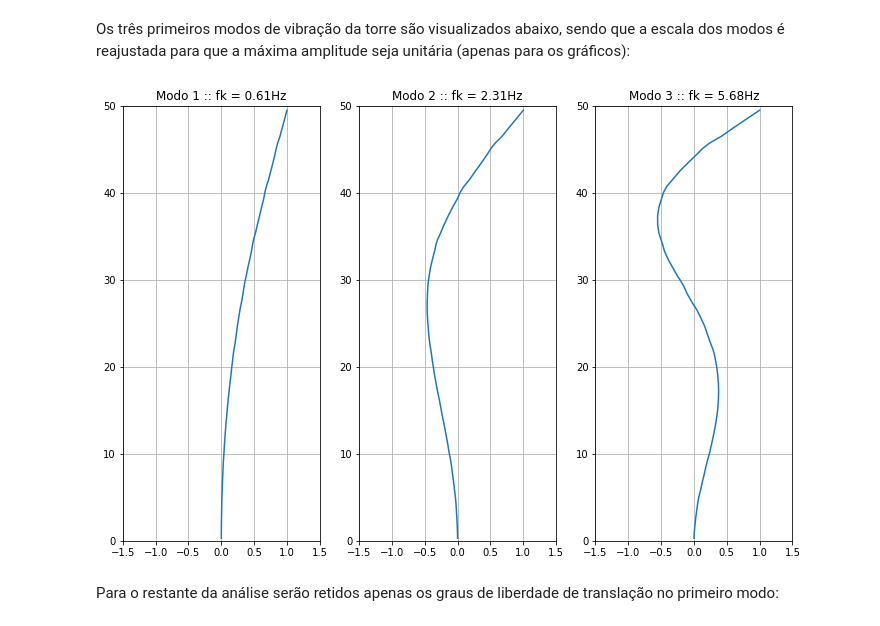
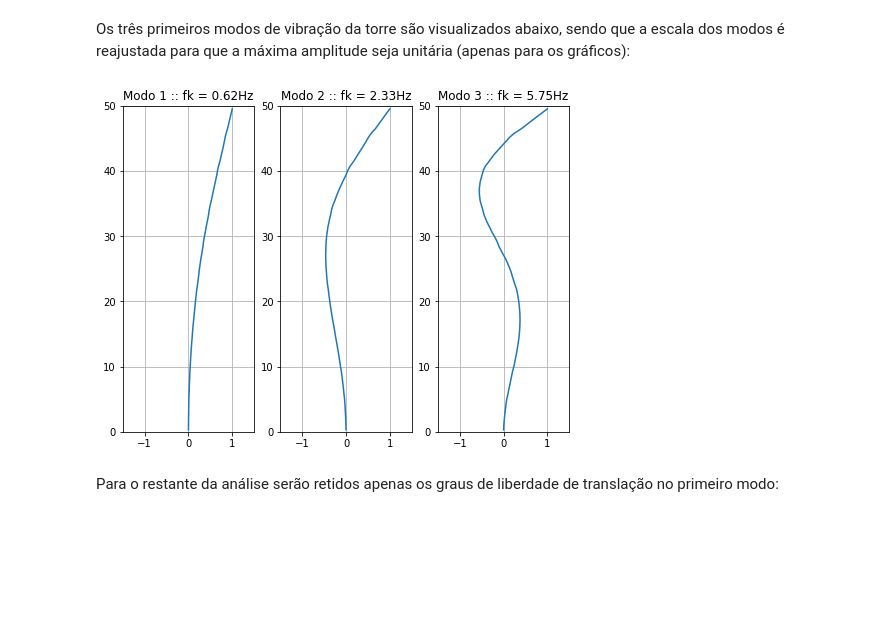
Before and after one commit to mmaiarocha/Tower, a Jupyter notebook: Tower.ipynb, the cells around one changed output. Saved outputs shown, nothing was run; the diff lists cells and outputs as text; code cells hidden in the pictures; blank space fills up the shorter version.

```diff
--- a/Tower.ipynb
+++ b/Tower.ipynb
@@ -80,9 +80,9 @@ NS =  len(zm)                # número de segmentos
 
 L  =  z[:-1] - z[1:]         # comprimento de cada segmento
 M  =  7850*Sm*L              # massa de cada segmento
-EI =  2.e11*Im               # rigidez à flexão de cada segmento
+EI =  2.05e11*Im             # rigidez à flexão de cada segmento
+IR =  M*L**2/12 + 7850*L*Im  # inércia rotacional do fuste
 CA =  0.6*L*Dm               # área efetiva de arrasto (cilindro, vide gráfico)
-IR =  M*L**2/12 + 7850*L*Im  # inércia rotacional do fuste
 
 # O seguinte artifício aproxima a solução estática com o método dinâmico,
 # pois mantém a rigidez da estrutura aumentando sua frequência fundamental.
@@ -333,20 +333,20 @@ kh = plt.imshow(KG, cmap=plt.cm.bone)
 # %% [markdown]
 Os três primeiros modos de vibração da torre são visualizados abaixo, sendo que a escala dos modos é reajustada para que a máxima amplitude seja unitária (apenas para os gráficos):
 # %%
-plt.figure(2, figsize=(12,8))
+plt.figure(2, figsize=(8,6))
 
 for k in range(3):
 
     pk = Phi[0:-1:2,k]        # retem somente a translação
     pm = pk[0]                # normaliza máxima amplitude unitária
 
     plt.subplot(1,3,k+1)
     plt.plot(pk/pm, zm)
     plt.axis([-1.5, 1.5, 0, H])
     plt.title('Modo {0} :: fk = {1:4.2f}Hz'.format(k+1,fk[k]))
     plt.grid(True)
 # %% [output]
-[figure, old version]
+[figure, new version]
 # %% [markdown]
 Para o restante da análise serão retidos apenas os graus de liberdade de translação no primeiro modo:
 # %%
```
Also changed, not shown: parts of 1 cell of this notebook.
